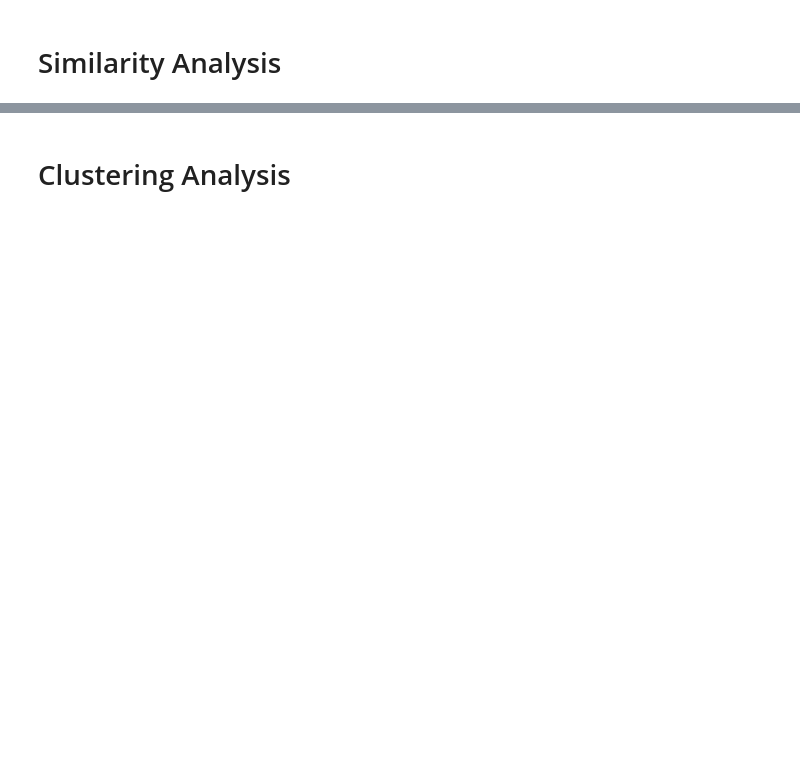
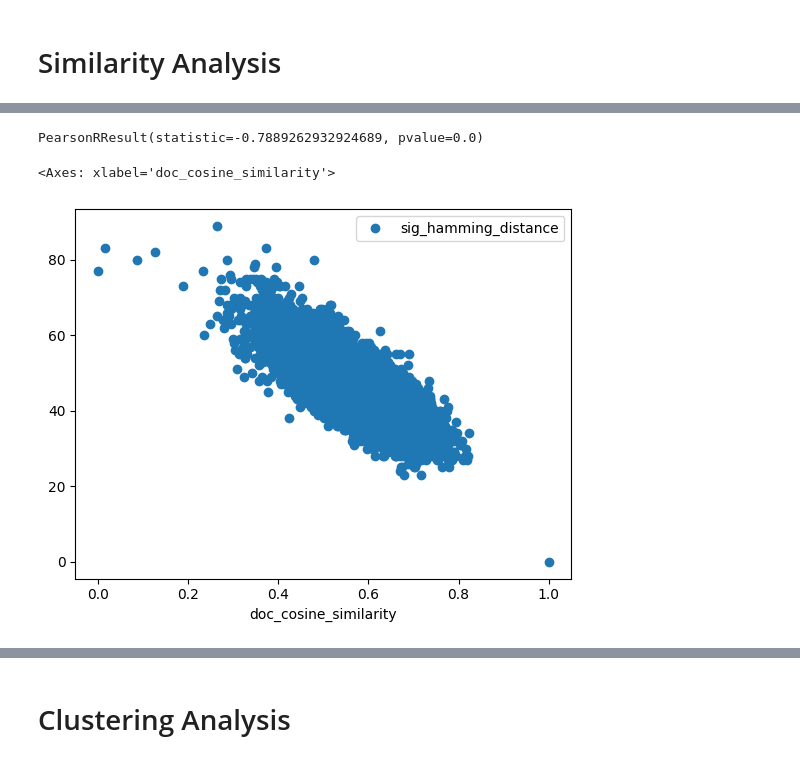
Before and after one commit to pywong-polyu/COMP5434-Big-Data-Computing, a Jupyter notebook: COMP5434_projecty.ipynb, the cells around one changed output, grey strips where cells are left out. Drawn from its saved outputs; the diff is of its cells as text; code cells hidden in the pictures; blank space fills up the shorter version.

```diff
--- a/COMP5434_projecty.ipynb
+++ b/COMP5434_projecty.ipynb
@@ -541,0 +303,7 @@ plt.show()
+# %%
+print(pearsonr(sha1['doc_cosine_similarity'],sha1['sig_hamming_distance']))
+sha1.plot(x='doc_cosine_similarity', y='sig_hamming_distance', style='o')
+# %% [output]
+PearsonRResult(statistic=-0.7889262932924689, pvalue=0.0)
+<Axes: xlabel='doc_cosine_similarity'>
+[figure, added]
```
Also changed, not shown: parts of 55 cells of this notebook, 10 other files.
